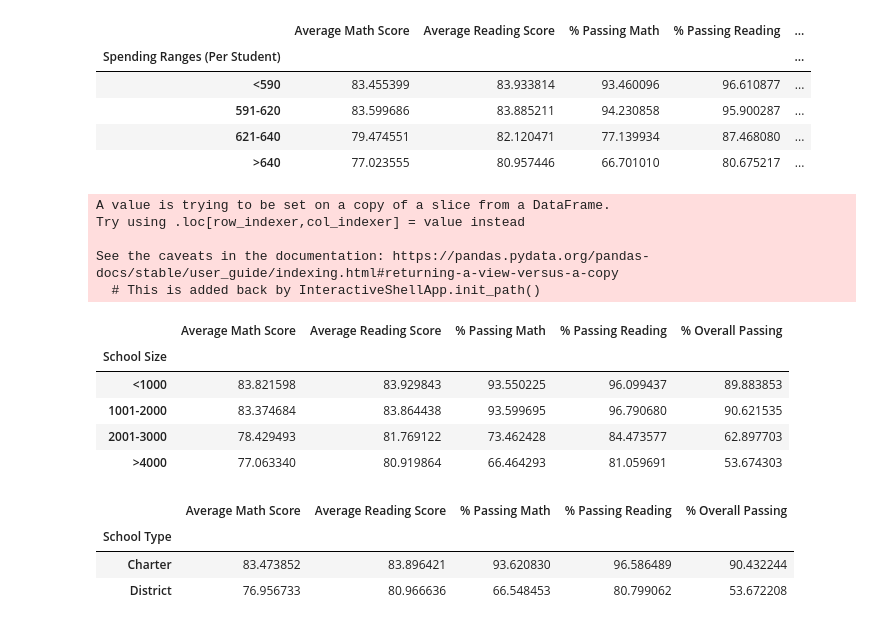
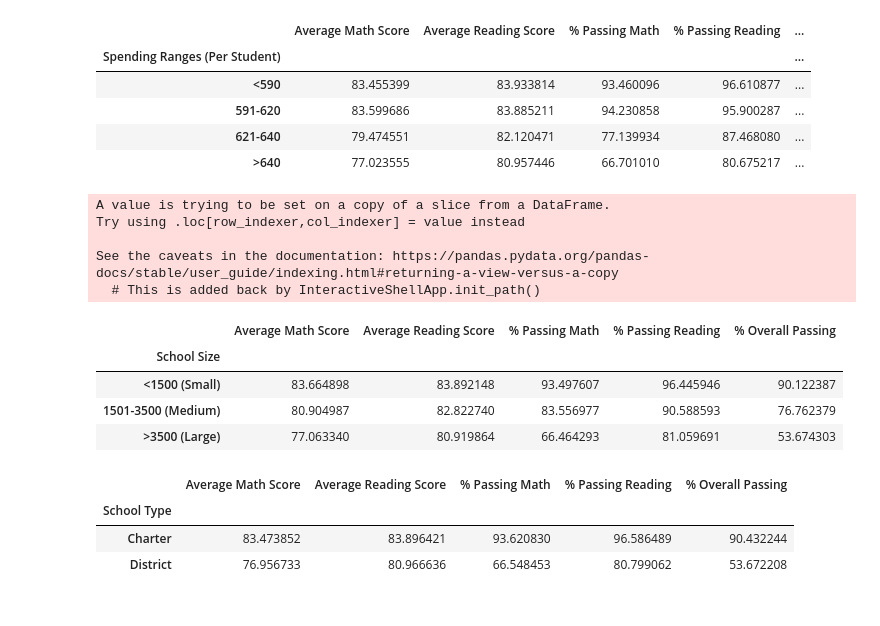
Before and after one commit to kflores56/City-Schools-Analysis, a Jupyter notebook: PyCitySchools/PyCitySchools.ipynb, the cells around one changed output. Saved outputs shown, nothing was run; the diff lists cells and outputs as text; code cells hidden in the pictures.

```diff
--- a/PyCitySchools/PyCitySchools.ipynb
+++ b/PyCitySchools/PyCitySchools.ipynb
@@ -323,36 +323,35 @@ See the caveats in the documentation: https://pandas.pydata.org/pandas-docs/stab
 # %%
 # Scores by School Size
 # Create a table that breaks down school performances based on school size.
 #Use 4 reasonable bins to group school spending.
 
 # print(student_byschool.min())
 # print(student_byschool.max())
 
-bins = [427, 1000, 2000, 3000, 4976]
-bin_names = ["<1000", "1001-2000", "2001-3000", ">4000"]
+bins = [427, 1500, 3500, 4976]
+bin_names = ["<1500 (Small)", "1501-3500 (Medium)", ">3500 (Large)"]
 
 summary_byschool_ordered["School Size"] = pd.cut(summary_byschool_ordered["Total Students"], bins, labels=bin_names, include_lowest=True)
 grouped_by_size = summary_byschool_ordered.groupby("School Size")
 
 #Include in the table each of the following:
 # Average Math Score
 # Average Reading Score
 # % Passing Math
 # % Passing Reading
 # Overall Passing Rate (Average of the above two)
 grouped_by_size[["Average Math Score", "Average Reading Score", "% Passing Math", "% Passing Reading", "% Overall Passing"]].mean()
 # %% [output]
 A value is trying to be set on a copy of a slice from a DataFrame.
 Try using .loc[row_indexer,col_indexer] = value instead
 
 See the caveats in the documentation: https://pandas.pydata.org/pandas-docs/stable/user_guide/indexing.html#returning-a-view-versus-a-copy
   # This is added back by InteractiveShellApp.init_path()
 |  | Average Math Score | Average Reading Score | % Passing Math | % Passing Reading | % Overall Passing |
 | School Size |  |  |  |  |  |
-| <1000 | 83.821598 | 83.929843 | 93.550225 | 96.099437 | 89.883853 |
-| 1001-2000 | 83.374684 | 83.864438 | 93.599695 | 96.790680 | 90.621535 |
-| 2001-3000 | 78.429493 | 81.769122 | 73.462428 | 84.473577 | 62.897703 |
-| >4000 | 77.063340 | 80.919864 | 66.464293 | 81.059691 | 53.674303 |
+| <1500 (Small) | 83.664898 | 83.892148 | 93.497607 | 96.445946 | 90.122387 |
+| 1501-3500 (Medium) | 80.904987 | 82.822740 | 83.556977 | 90.588593 | 76.762379 |
+| >3500 (Large) | 77.063340 | 80.919864 | 66.464293 | 81.059691 | 53.674303 |
 # %%
 # Scores by School Type
 # Create a table that breaks down school performances based on school type.
```
Also changed, not shown: 10 other files.
